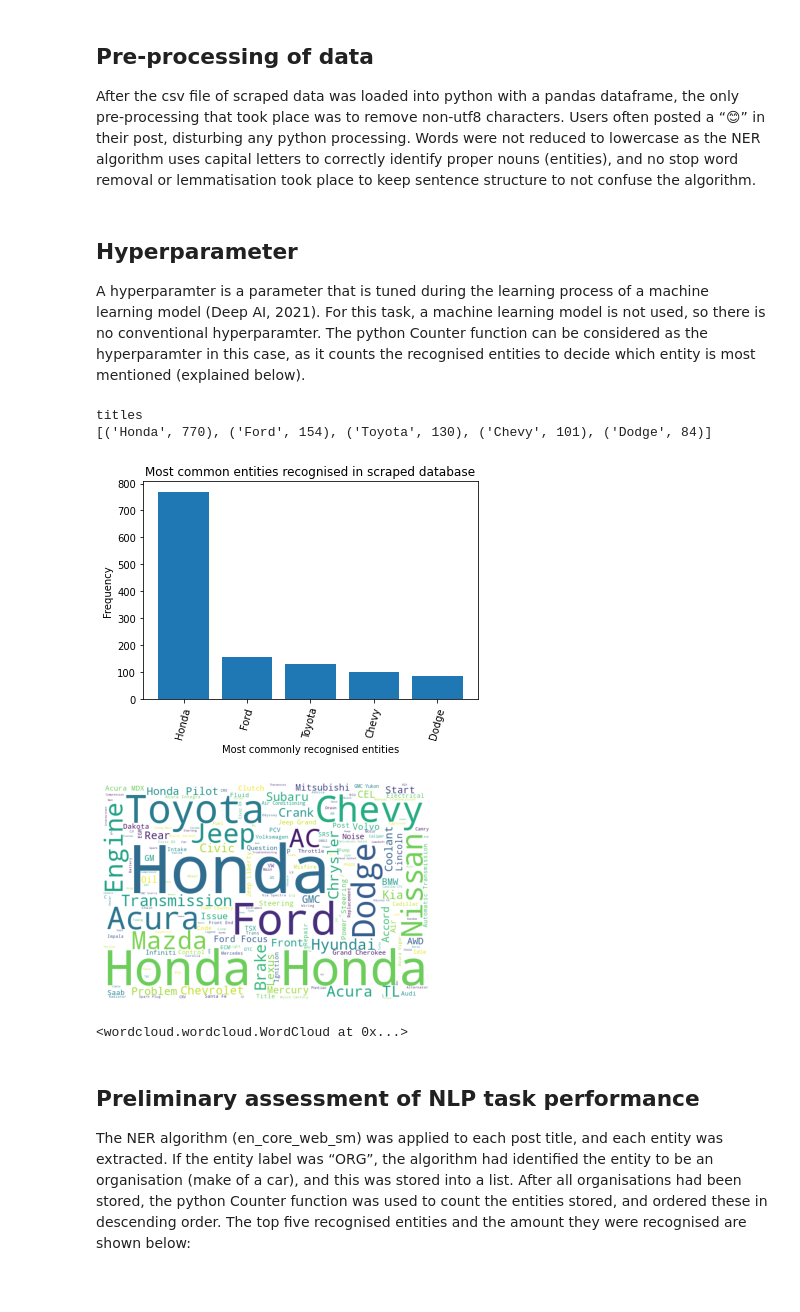
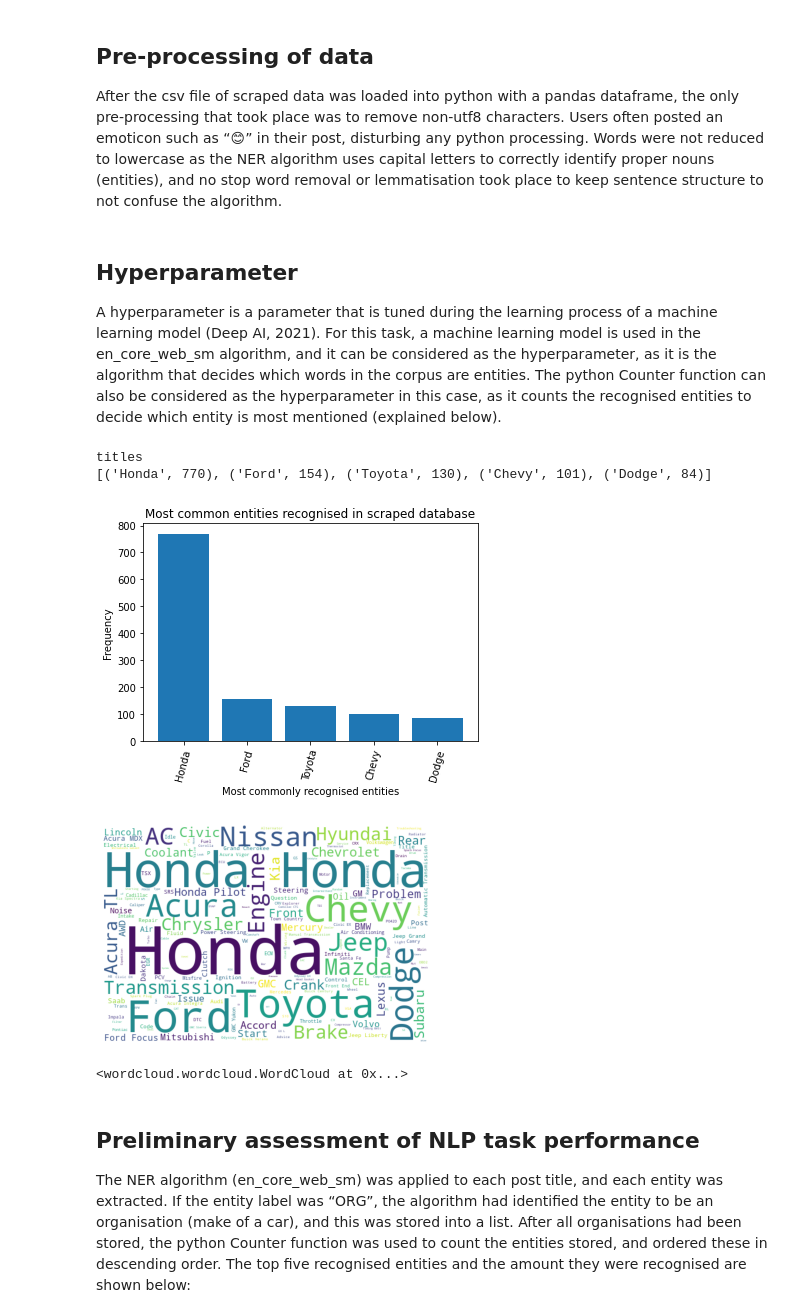
Before and after one commit to Jai-Wilson/Assesment3MA3831, a Jupyter notebook: A3_DocumentNumber_3_Jai_Wilson.ipynb, the cells around one changed output. Drawn from its saved outputs; the diff is of its cells as text; code cells hidden in the pictures; blank space fills up the shorter version.

```diff
--- a/A3_DocumentNumber_3_Jai_Wilson.ipynb
+++ b/A3_DocumentNumber_3_Jai_Wilson.ipynb
@@ -14,7 +14,7 @@ For this project, an open source toolkit from the sPaCy python package was used
 # %% [markdown]
 ## Pre-processing of data
 
-After the csv file of scraped data was loaded into python with a pandas dataframe, the only pre-processing that took place was to remove non-utf8 characters. Users often posted a “😊” in their post, disturbing any python processing. Words were not reduced to lowercase as the NER algorithm uses capital letters to correctly identify proper nouns (entities), and no stop word removal or lemmatisation took place to keep sentence structure to not confuse the algorithm.
+After the csv file of scraped data was loaded into python with a pandas dataframe, the only pre-processing that took place was to remove non-utf8 characters. Users often posted an emoticon such as “😊” in their post, disturbing any python processing. Words were not reduced to lowercase as the NER algorithm uses capital letters to correctly identify proper nouns (entities), and no stop word removal or lemmatisation took place to keep sentence structure to not confuse the algorithm.
 # %%
 """Code to demonstrate pre-processing of data before NER takes place"""
 
@@ -38,56 +38,66 @@ scraped_data["Post Description"] = scraped_data["Post Description"].str.encode("
 # %% [markdown]
 ## Hyperparameter
 
-A hyperparamter is a parameter that is tuned during the learning process of a machine learning model (Deep AI, 2021). For this task, a machine learning model is not used, so there is no conventional hyperparamter. The python Counter function can be considered as the hyperparamter in this case, as it counts the recognised entities to decide which entity is most mentioned (explained below).
+A hyperparameter is a parameter that is tuned during the learning process of a machine learning model (Deep AI, 2021). For this task, a machine learning model is used in the en_core_web_sm algorithm, and it can be considered as the hyperparameter, as it is the algorithm that decides which words in the corpus are entities. The python Counter function can also be considered as the hyperparameter in this case, as it counts the recognised entities to decide which entity is most mentioned (explained below).
 # %%
 """Code that identifies all entities, extracts the top 5 and graphs them"""
+# extract the titles from the corpus
 titles = scraped_data["Title of Post"]
 titles = titles.tolist()
 
+#extract the descriptions from the corpus
 descriptions = scraped_data["Post Description"]
 descriptions = descriptions.tolist()
 
 organisations_titles = []
 
+# for each title
+for title in tqdm.tqdm(titles):
     try:
+        # apply the algorithm to the title
         title_raw = nlp(title)
+        # find entities
         for word in title_raw.ents:
+            # find entities that are organisations, denoted by a "ORG" label
             if word.label_ == "ORG":
                 organisations_titles.append(word.text)
     except:
         pass
 
 print("titles")
+#count the extracted organsations list
 top_organisations_titles = Counter(organisations_titles)
 top_organisations_titles_ordered = sorted(top_organisations_titles.items(), key=operator.itemgetter(1), reverse=True)
+# extract the top 5 organisations
 top_five_organisations = top_organisations_titles_ordered[0:5]
 print(top_five_organisations)
 
 top_organisations_dict = dict(top_five_organisations)
 
 # extract the most common brands as a list
 organisations_list = list(top_organisations_dict.keys())
 
+#plot the organisations
 top_ten_keys = top_organisations_dict.keys()
 values = top_organisations_dict.values()
 plt.bar(top_ten_keys, values)
 plt.xticks(rotation=75)
 plt.xlabel("Most commonly recognised entities")
 plt.ylabel("Frequency")
 plt.title("Most common entities recognised in scraped database")
 plt.show()
 
 wc = WordCloud(background_color='white', height=400, width=600)
 wc.generate(" ".join(organisations_titles))
 plt.imshow(wc)
 plt.axis('off')
 plt.show()
 wc.to_file("wordcloud_entities.png")
 # %% [output]
 titles
 [('Honda', 770), ('Ford', 154), ('Toyota', 130), ('Chevy', 101), ('Dodge', 84)]
 [figure]
-[figure, old version]
+[figure, new version]
 <wordcloud.wordcloud.WordCloud at 0x...>
 # %% [markdown]
 ## Preliminary assessment of NLP task performance
```
Also changed, not shown: parts of 7 cells of this notebook, 2 other files.
